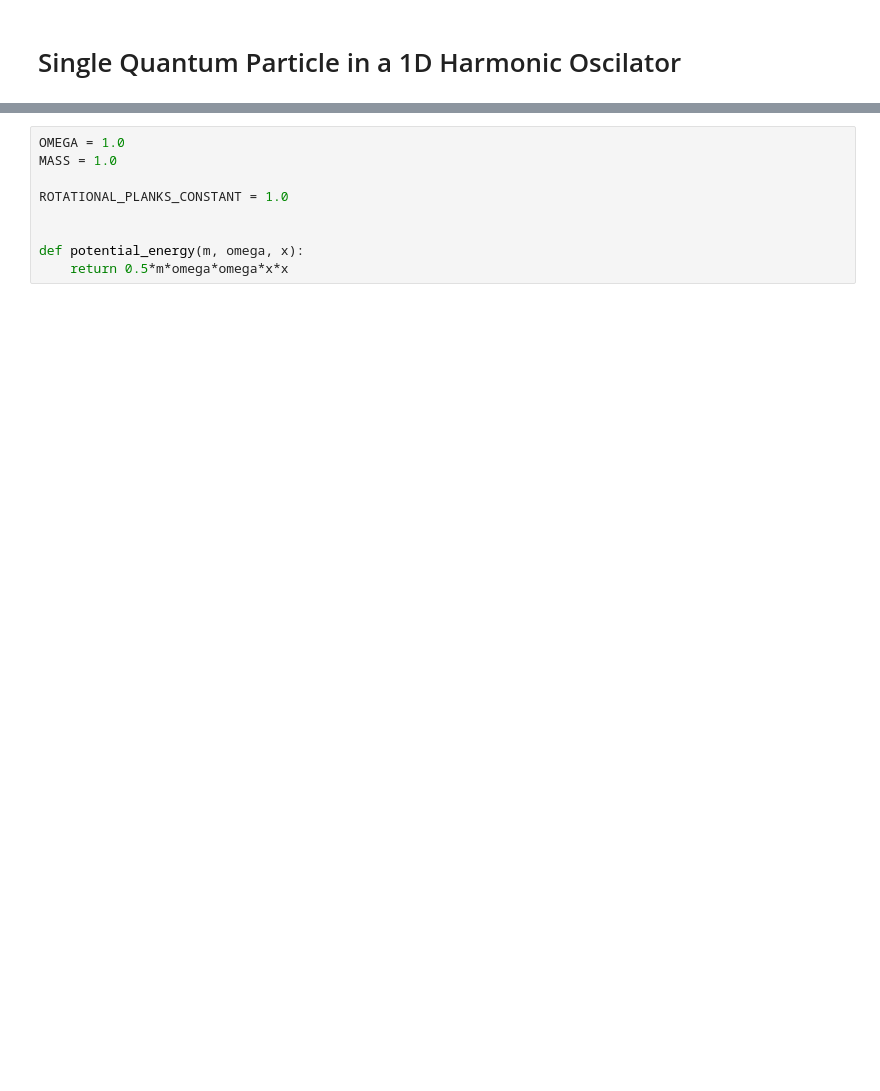
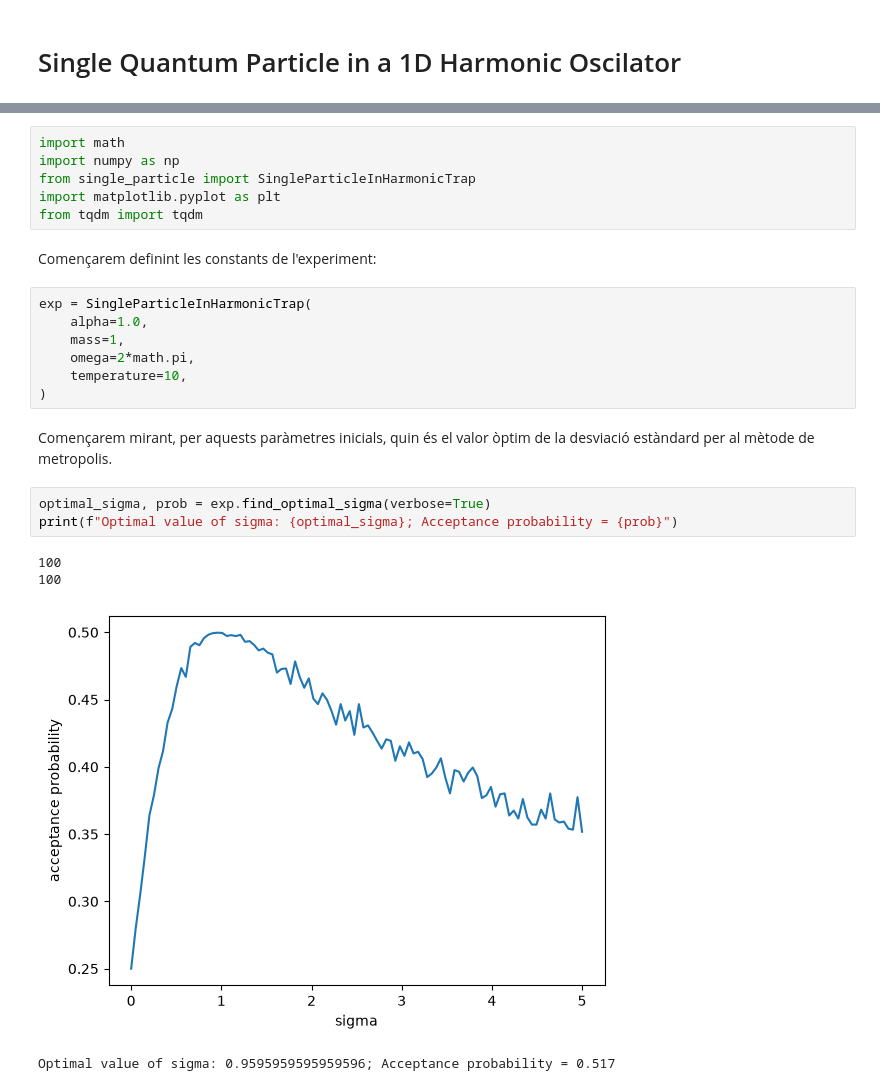
Before and after one commit to Gerysto/montecarlo-practice, a Jupyter notebook: exercici_2/exercici2.ipynb, the cells around one changed output, grey strips where cells are left out. Saved outputs shown, nothing was run; the diff lists cells and outputs as text; blank space fills up the shorter version.

Commit message:
Experiments més importants fets! Ara afegiré càlculs de desviació estàndard

```diff
--- a/exercici_2/exercici2.ipynb
+++ b/exercici_2/exercici2.ipynb
@@ -138,9 +28,25 @@ hist = draw_denisty_profile(pdf, n_bins=200, _max=-3, _min=3, N=1_000_000)
-# %%
-OMEGA = 1.0
-MASS = 1.0
-
-ROTATIONAL_PLANKS_CONSTANT = 1.0
-
-
-def potential_energy(m, omega, x):
-    return 0.5*m*omega*omega*x*x
+# %%
+import math
+import numpy as np
+from single_particle import SingleParticleInHarmonicTrap
+import matplotlib.pyplot as plt
+from tqdm import tqdm
+# %% [markdown]
+Començarem definint les constants de l'experiment:
+# %%
+exp = SingleParticleInHarmonicTrap(
+    alpha=1.0,
+    mass=1,
+    omega=2*math.pi,
+    temperature=10,
+)
+# %% [markdown]
+Començarem mirant, per aquests paràmetres inicials, quin és el valor òptim de la desviació estàndard per al mètode de metropolis.
+# %%
+optimal_sigma, prob = exp.find_optimal_sigma(verbose=True)
+print(f"Optimal value of sigma: {optimal_sigma}; Acceptance probability = {prob}")
+# %% [output]
+100
+100
+[figure, added]
+Optimal value of sigma: 0.9595959595959596; Acceptance probability = 0.517
```
Also changed, not shown: parts of 16 cells of this notebook, 1 other file.
